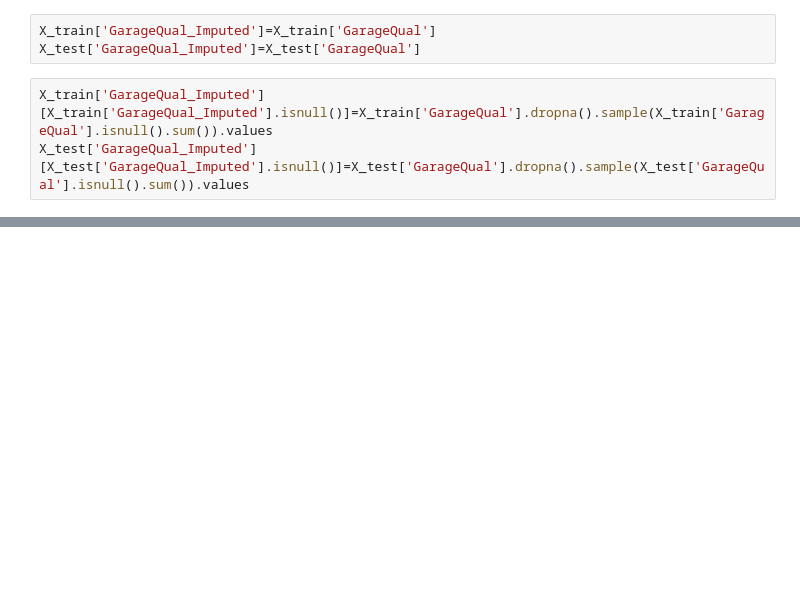
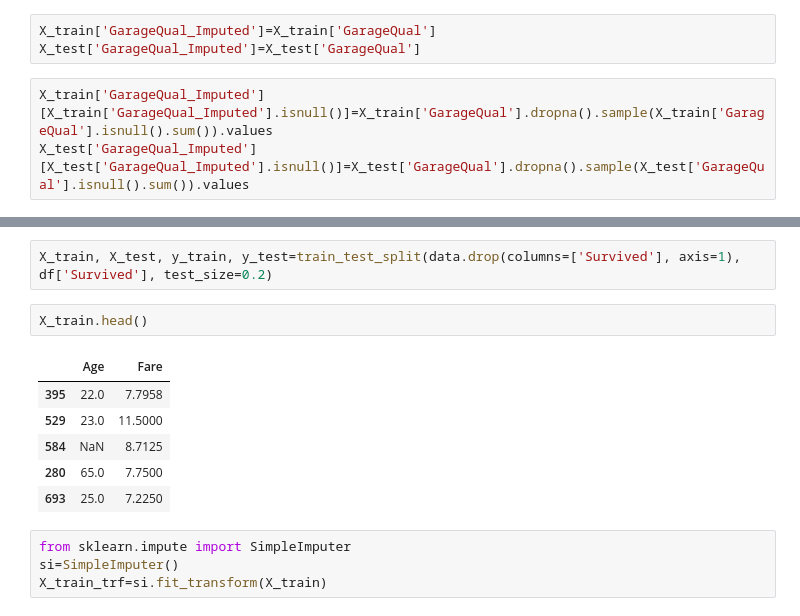
Before and after one commit to sangampaudel530/100-Days-of-Machine-Learning, a Jupyter notebook: day38/day38.ipynb, the cells around one changed output, grey strips where cells are left out. Saved outputs shown, nothing was run; the diff lists cells and outputs as text; blank space fills up the shorter version.

```diff
--- a/day38/day38.ipynb
+++ b/day38/day38.ipynb
@@ -171,0 +185,15 @@ X_test['GarageQual_Imputed'][X_test['GarageQual_Imputed'].isnull()]=X_test['Gara
+# %%
+X_train, X_test, y_train, y_test=train_test_split(data.drop(columns=['Survived'], axis=1), df['Survived'], test_size=0.2)
+# %%
+X_train.head()
+# %% [output]
+|  | Age | Fare |
+| 395 | 22.0 | 7.7958 |
+| 529 | 23.0 | 11.5000 |
+| 584 | NaN | 8.7125 |
+| 280 | 65.0 | 7.7500 |
+| 693 | 25.0 | 7.2250 |
+# %%
+from sklearn.impute import SimpleImputer
+si=SimpleImputer()
+X_train_trf=si.fit_transform(X_train)
```
Also changed, not shown: parts of 16 cells of this notebook.
